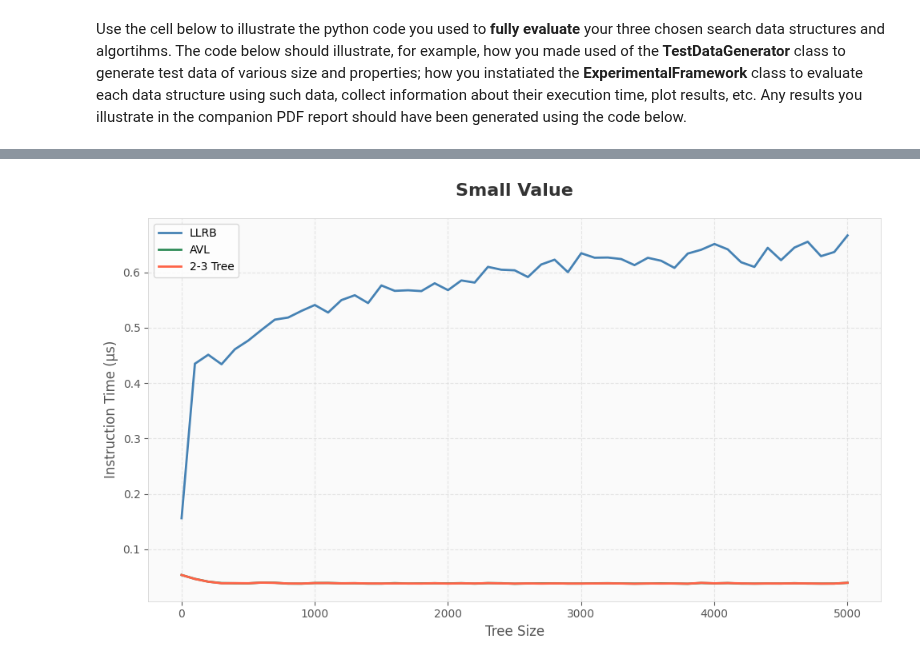
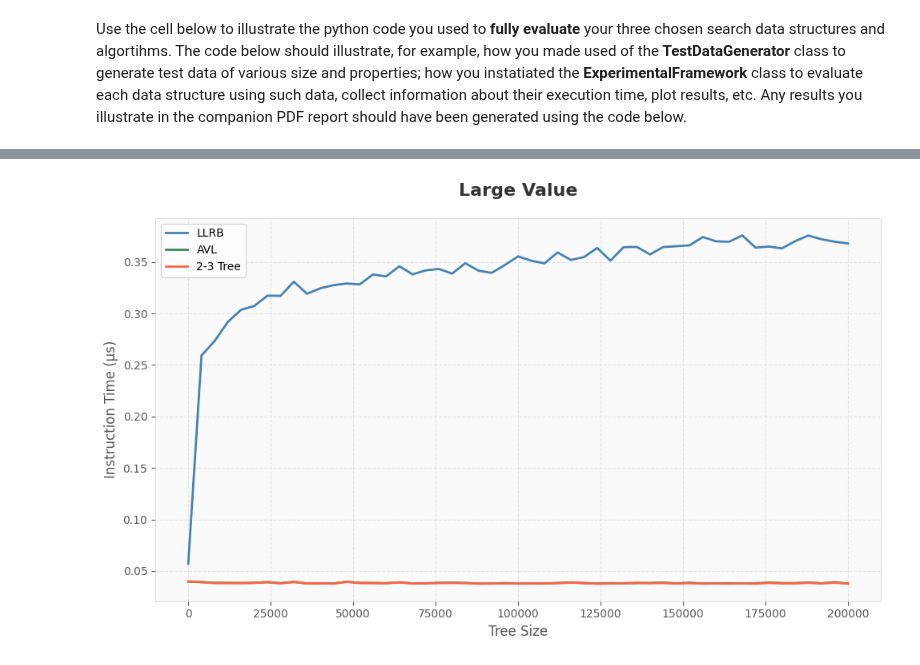
Before and after one commit to Zhou-London/Algorithm-Research, a Jupyter notebook: comp0005-coursework-2025/grp-XXX-0005code.ipynb, the cells around one changed output, grey strips where cells are left out. Cells and saved outputs as stored; diff of their text form; code cells hidden in the pictures.

```diff
--- a/comp0005-coursework-2025/grp-XXX-0005code.ipynb
+++ b/comp0005-coursework-2025/grp-XXX-0005code.ipynb
@@ -142,7 +142,6 @@ class LLRBBST(AbstractSearchInterface):
 
     def __init__(self):
         self.root = None
-        self.stat = Statistics()
         self.inserted = False
 
     def check_red(self, node: RBNode):
@@ -202,7 +201,6 @@ class LLRBBST(AbstractSearchInterface):
 
     def insertElement(self, element):
         # ADD YOUR CODE HERE
-        self.stat.reset()
         # If no root, let it be root
         if self.root is None:
             # Black root
@@ -213,12 +211,8 @@ class LLRBBST(AbstractSearchInterface):
         self.inserted = False
 
         def insert_helper(node: RBNode, val):
-
-            self.stat.addInstruction()
-
             # Insert the node
             if node is None:
-                self.stat.addMemory()
                 self.inserted = True
                 new_node = RBNode(val)
                 new_node.is_red = True
@@ -243,10 +237,8 @@ class LLRBBST(AbstractSearchInterface):
     def searchElement(self, element):
         found = False
         # ADD YOUR CODE HERE
-        self.stat.reset()
         current = self.root
         while current is not None:
-            self.stat.addInstruction()
             if element == current.val:
                 found = True
                 return found
@@ -255,7 +247,6 @@ class LLRBBST(AbstractSearchInterface):
             else:
                 current = current.right
 
-
         return found
 # %% [markdown]
 Use the cell below to implement the requested API by means of **B-Tree** (if among your chosen data structure).
@@ -568,7 +639,8 @@ framework.visualize("Midpoint Value")
 # %%
-testGen = TestDataGenerator(5000)
+# This might take you a minute
+testGen = TestDataGenerator(200000)
 framework = ExperimentalFramework(num_searches=100)
 framework.evaluate(testGen.StringRandom())
-framework.visualize("Small Value")
+framework.visualize("Large Value")
 # %% [output]
-[figure, old version]
+[figure, new version]
```
Also changed, not shown: parts of 7 cells of this notebook.
